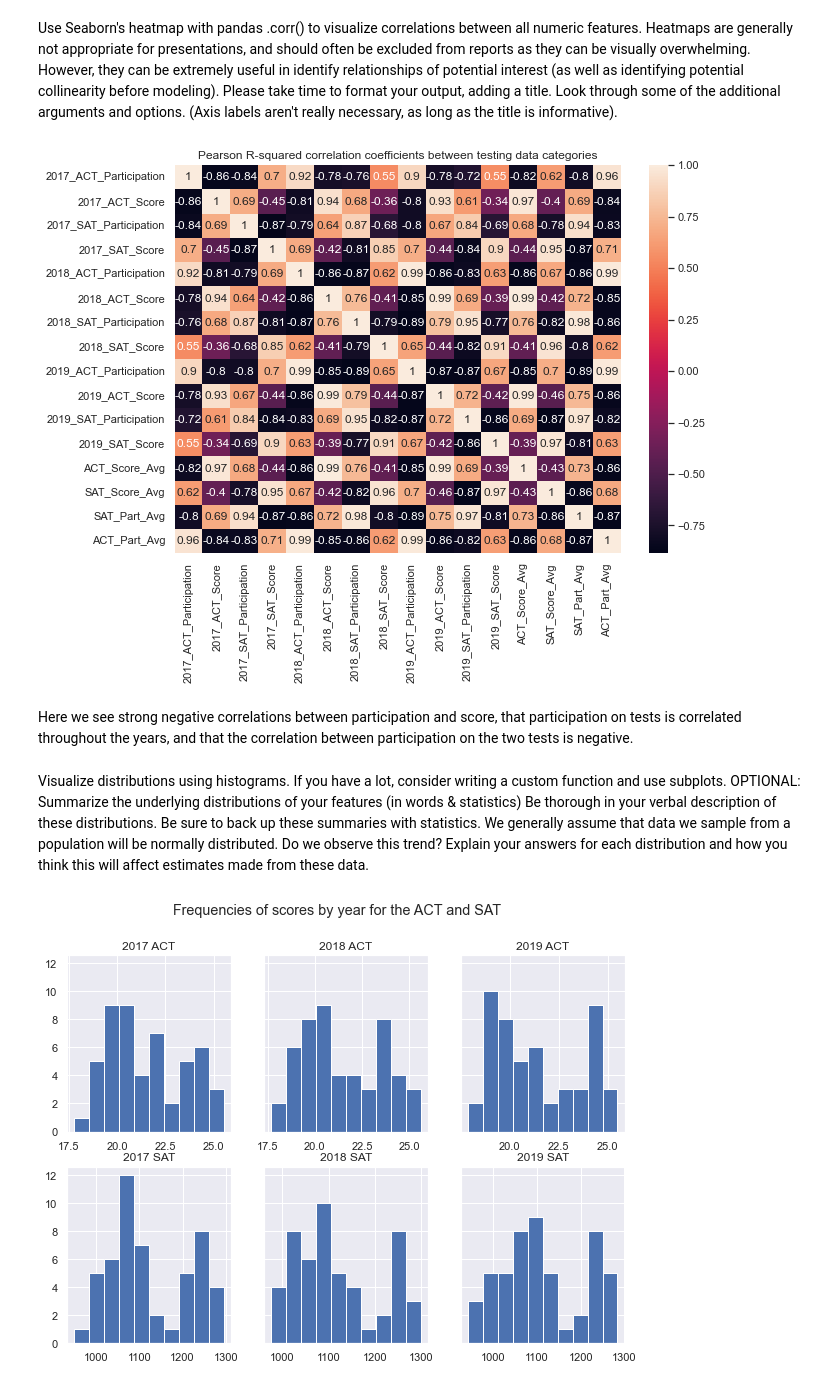
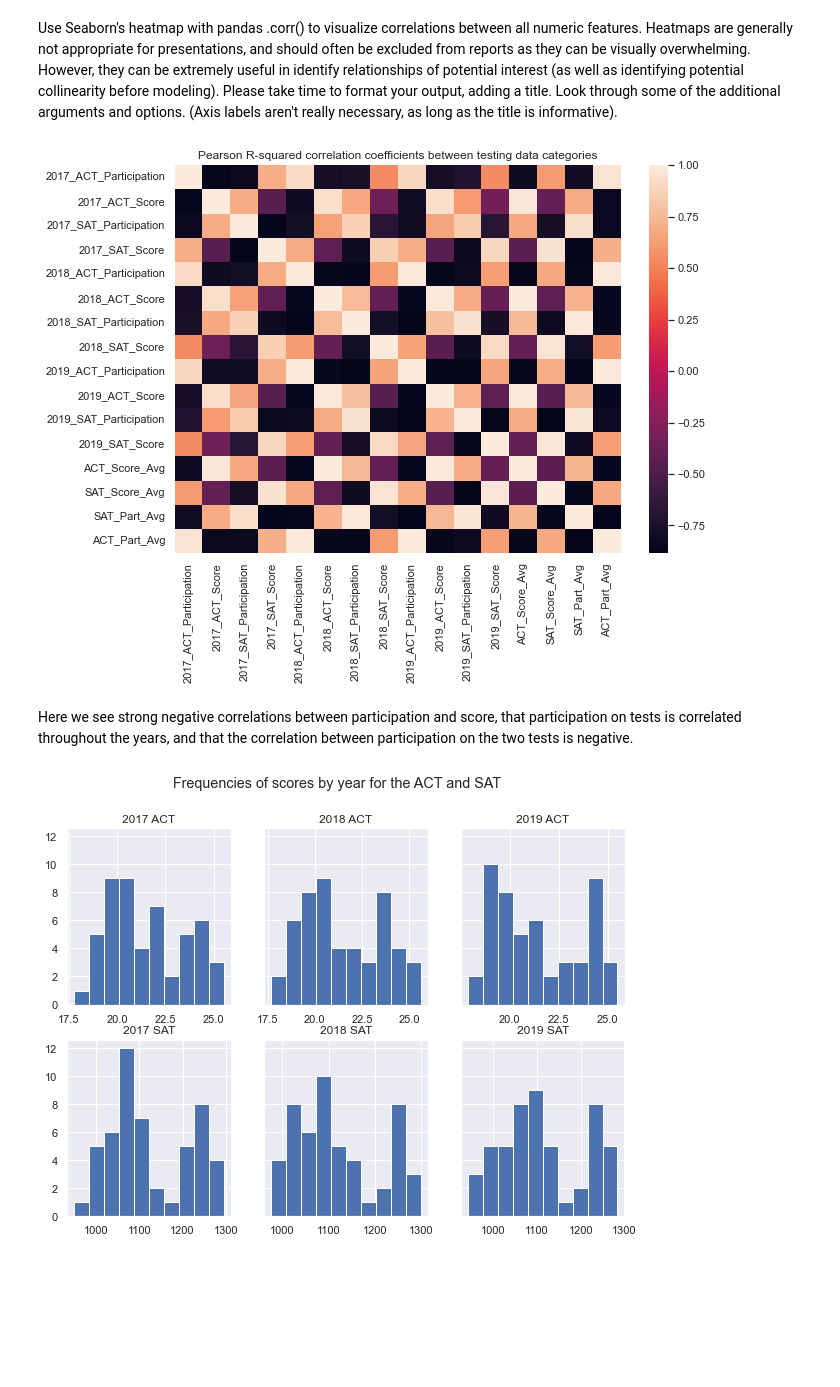
Before and after one commit to wcmohr/ScholasticExams, a Jupyter notebook: code/starter-code.ipynb, the cells around one changed output. Drawn from its saved outputs; the diff is of its cells as text; code cells hidden in the pictures; blank space fills up the shorter version.

```diff
--- a/code/starter-code.ipynb
+++ b/code/starter-code.ipynb
@@ -1126,13 +1124,10 @@ sns.set(rc={'figure.figsize':(10,10/1.4)})
 # %%
-heatmap_test_df = sns.heatmap(test_df.corr(), annot=True).set(title = 'Pearson R-squared correlation coefficients between testing data categories',)
+sns.set(rc={'figure.figsize':(10,10/1.4)})
+heatmap_test_df = sns.heatmap(test_df.corr(), annot=False)\
+.set(title = 'Pearson R-squared correlation coefficients between testing data categories',)
+plt.savefig('../assets/heatmap.png')
 # %% [output]
-[figure, old version]
+[figure, new version]
 # %% [markdown]
 Here we see strong negative correlations between participation and score, that participation on tests is correlated throughout the years, and that the correlation between participation on the two tests is negative.
-# %% [markdown]
-Visualize distributions using histograms. If you have a lot, consider writing a custom function and use subplots.
-OPTIONAL: Summarize the underlying distributions of your features (in words & statistics)
-Be thorough in your verbal description of these distributions.
-Be sure to back up these summaries with statistics.
-We generally assume that data we sample from a population will be normally distributed. Do we observe this trend? Explain your answers for each distribution and how you think this will affect estimates made from these data.
 # %%
```
Also changed, not shown: parts of 2 cells of this notebook, 2 other files.
